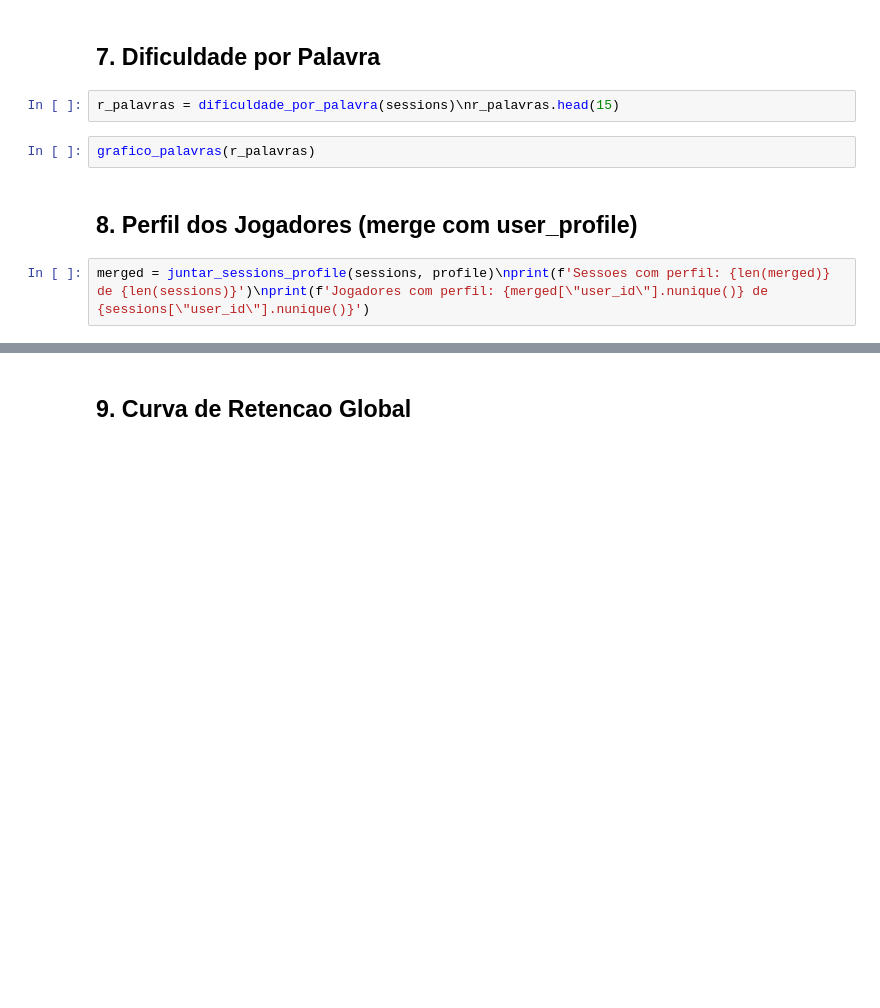
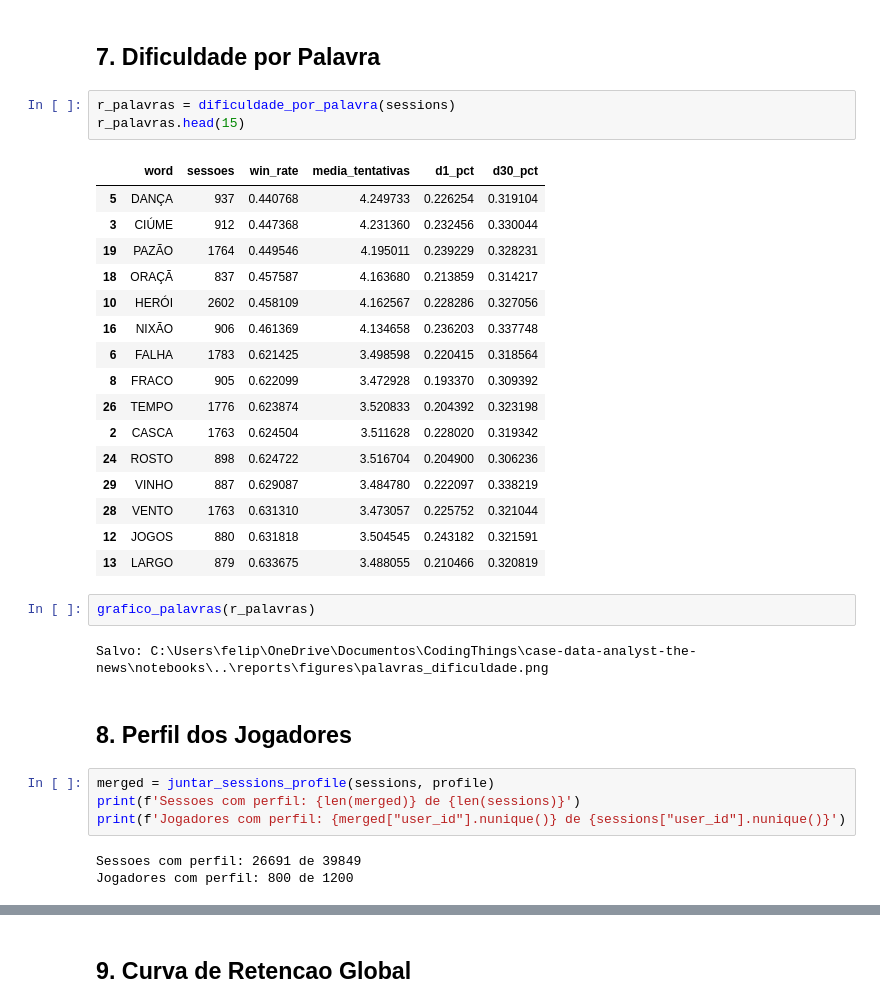
Before and after one commit to felipemchdev/case-data-analyst-the-news, a Jupyter notebook: notebooks/exploration.ipynb, the cells around one changed output, grey strips where cells are left out. Saved outputs shown, nothing was run; the diff lists cells and outputs as text; blank space fills up the shorter version.

Commit message:
feat: execute notebook with all outputs - 15 sections, 12 charts embedded

```diff
--- a/notebooks/exploration.ipynb
+++ b/notebooks/exploration.ipynb
@@ -47,11 +205,36 @@ open_d1 = sessions[sessions['newsletter_open_before_game'] == True]['played_next
 # %% [markdown]
 ## 7. Dificuldade por Palavra
 # %%
-r_palavras = dificuldade_por_palavra(sessions)\nr_palavras.head(15)
+r_palavras = dificuldade_por_palavra(sessions)
+r_palavras.head(15)
+# %% [output]
+|  | word | sessoes | win_rate | media_tentativas | d1_pct | d30_pct |
+| 5 | DANÇA | 937 | 0.440768 | 4.249733 | 0.226254 | 0.319104 |
+| 3 | CIÚME | 912 | 0.447368 | 4.231360 | 0.232456 | 0.330044 |
+| 19 | PAZÃO | 1764 | 0.449546 | 4.195011 | 0.239229 | 0.328231 |
+| 18 | ORAÇÃ | 837 | 0.457587 | 4.163680 | 0.213859 | 0.314217 |
+| 10 | HERÓI | 2602 | 0.458109 | 4.162567 | 0.228286 | 0.327056 |
+| 16 | NIXÃO | 906 | 0.461369 | 4.134658 | 0.236203 | 0.337748 |
+| 6 | FALHA | 1783 | 0.621425 | 3.498598 | 0.220415 | 0.318564 |
+| 8 | FRACO | 905 | 0.622099 | 3.472928 | 0.193370 | 0.309392 |
+| 26 | TEMPO | 1776 | 0.623874 | 3.520833 | 0.204392 | 0.323198 |
+| 2 | CASCA | 1763 | 0.624504 | 3.511628 | 0.228020 | 0.319342 |
+| 24 | ROSTO | 898 | 0.624722 | 3.516704 | 0.204900 | 0.306236 |
+| 29 | VINHO | 887 | 0.629087 | 3.484780 | 0.222097 | 0.338219 |
+| 28 | VENTO | 1763 | 0.631310 | 3.473057 | 0.225752 | 0.321044 |
+| 12 | JOGOS | 880 | 0.631818 | 3.504545 | 0.243182 | 0.321591 |
+| 13 | LARGO | 879 | 0.633675 | 3.488055 | 0.210466 | 0.320819 |
 # %%
 grafico_palavras(r_palavras)
+# %% [output]
+Salvo: C:\Users\felip\OneDrive\Documentos\CodingThings\case-data-analyst-the-news\notebooks\..\reports\figures\palavras_dificuldade.png
 # %% [markdown]
-## 8. Perfil dos Jogadores (merge com user_profile)
+## 8. Perfil dos Jogadores
 # %%
-merged = juntar_sessions_profile(sessions, profile)\nprint(f'Sessoes com perfil: {len(merged)} de {len(sessions)}')\nprint(f'Jogadores com perfil: {merged[\"user_id\"].nunique()} de {sessions[\"user_id\"].nunique()}')
+merged = juntar_sessions_profile(sessions, profile)
+print(f'Sessoes com perfil: {len(merged)} de {len(sessions)}')
+print(f'Jogadores com perfil: {merged["user_id"].nunique()} de {sessions["user_id"].nunique()}')
+# %% [output]
+Sessoes com perfil: 26691 de 39849
+Jogadores com perfil: 800 de 1200
 # %%
```
Also changed, not shown: parts of 38 cells of this notebook.
